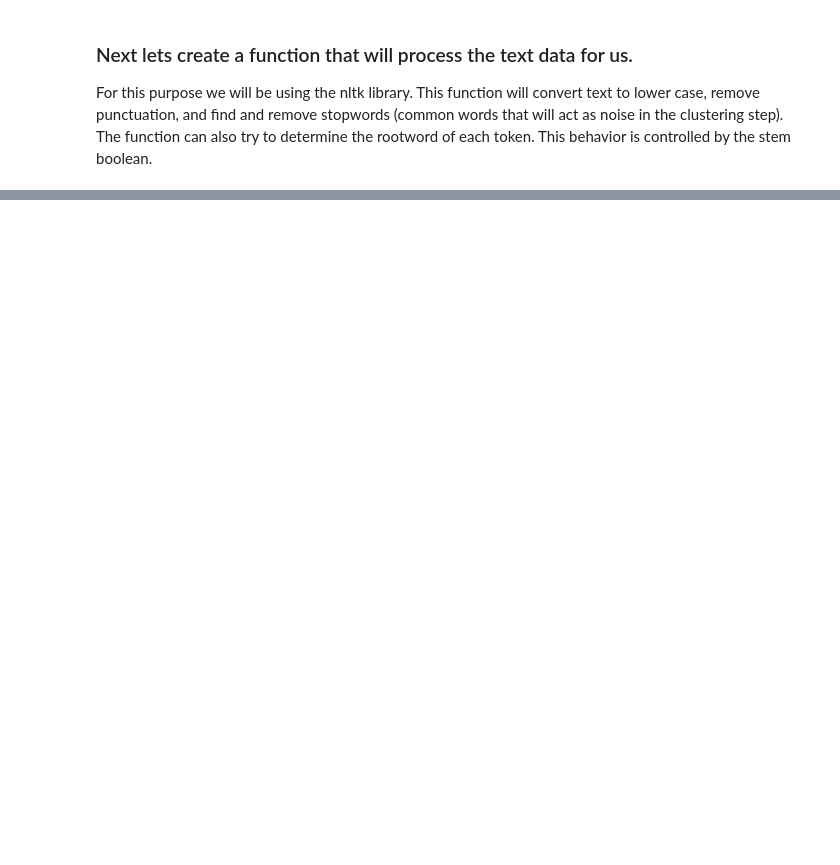
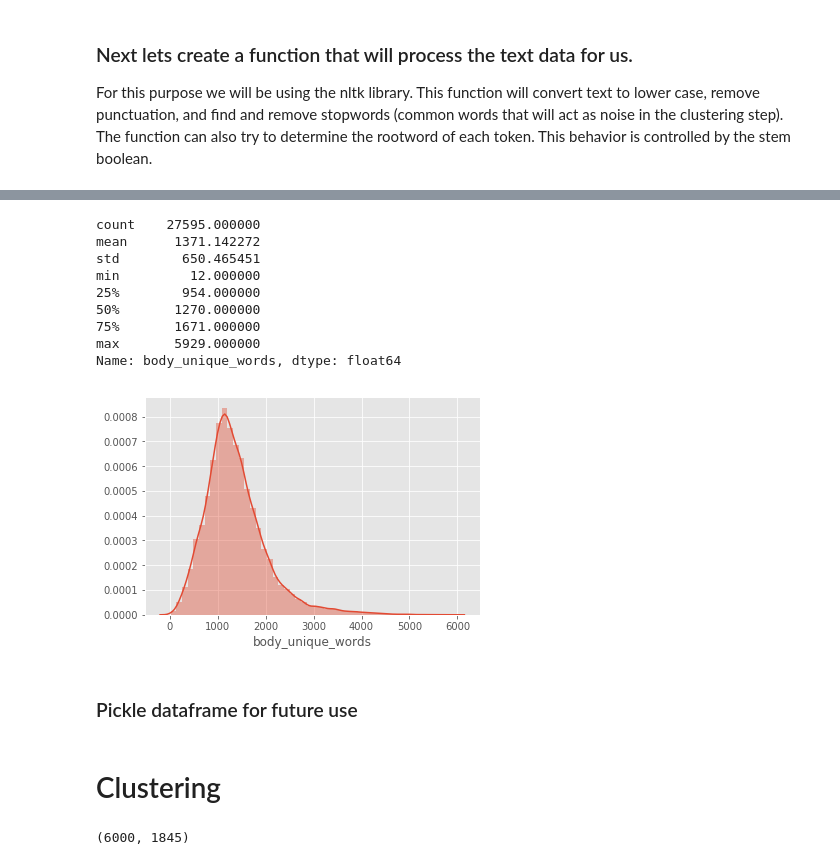
Before and after one commit to SoloNick/COVID19-Literature-Clustering, a Jupyter notebook: kaggle.ipynb, the cells around one changed output, grey strips where cells are left out. Saved outputs shown, nothing was run; the diff lists cells and outputs as text; code cells hidden in the pictures; blank space fills up the shorter version.

Commit message:
trying to cluster by sentences

```diff
--- a/kaggle.ipynb
+++ b/kaggle.ipynb
@@ -454,0 +513,16 @@ sns.distplot(df_covid['body_unique_words'])
+# %%
+sns.distplot(df['body_unique_words'])
+df['body_unique_words'].describe()
+# %% [output]
+count    27595.000000
+mean      1371.142272
+std        650.465451
+min         12.000000
+25%        954.000000
+50%       1270.000000
+75%       1671.000000
+max       5929.000000
+Name: body_unique_words, dtype: float64
+[figure, added]
+# %% [markdown]
+### Pickle dataframe for future use
@@ -454,0 +534,2 @@ sns.distplot(df_covid['body_unique_words'])
+# %% [markdown]
+# Clustering
@@ -454,0 +538,26 @@ sns.distplot(df_covid['body_unique_words'])
+# %%
+from sklearn.feature_extraction.text import TfidfVectorizer
+from sklearn.cluster import KMeans
+from sklearn.decomposition import PCA
+
+vectorizer = TfidfVectorizer(tokenizer=word_tokenize,
+                             max_df=0.5,
+                             min_df=0.1,
+                             max_features=6000)
+
+X = vectorizer.fit_transform(df_sample['processed_body'].values)
+print(X.shape)
+
+pca = PCA(n_components=0.95)
+pca_result = pca.fit_transform(X.toarray())
+
+
+min_range = 2
+max_range = 20
+distorsions = []
+for k in range(min_range, max_range):
+    kmeans = KMeans(n_clusters=k)
+    kmeans.fit(pca_result)
+    distorsions.append(kmeans.inertia_)
+# %% [output]
+(6000, 1845)
```
Also changed, not shown: parts of 44 cells of this notebook.
